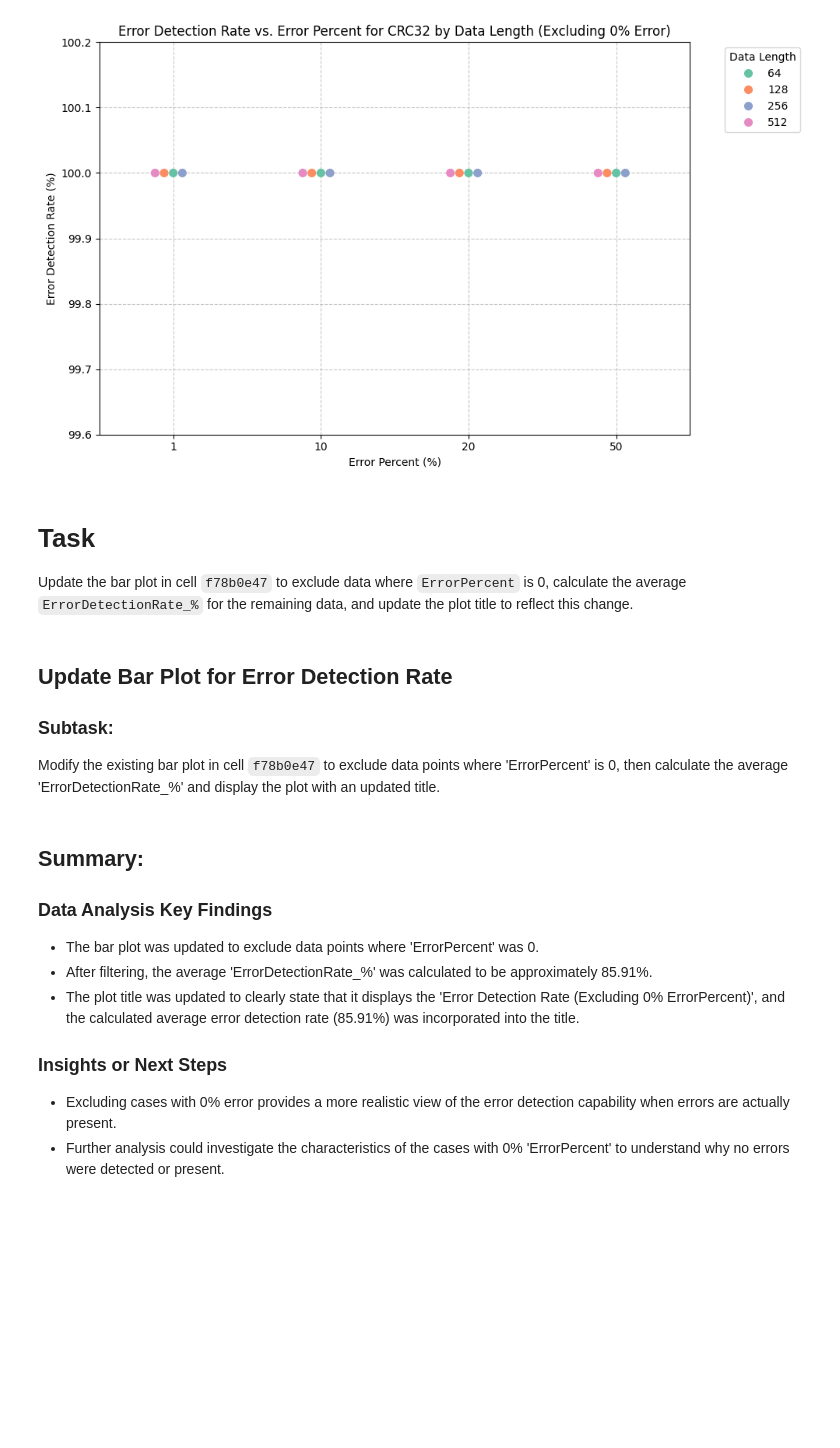
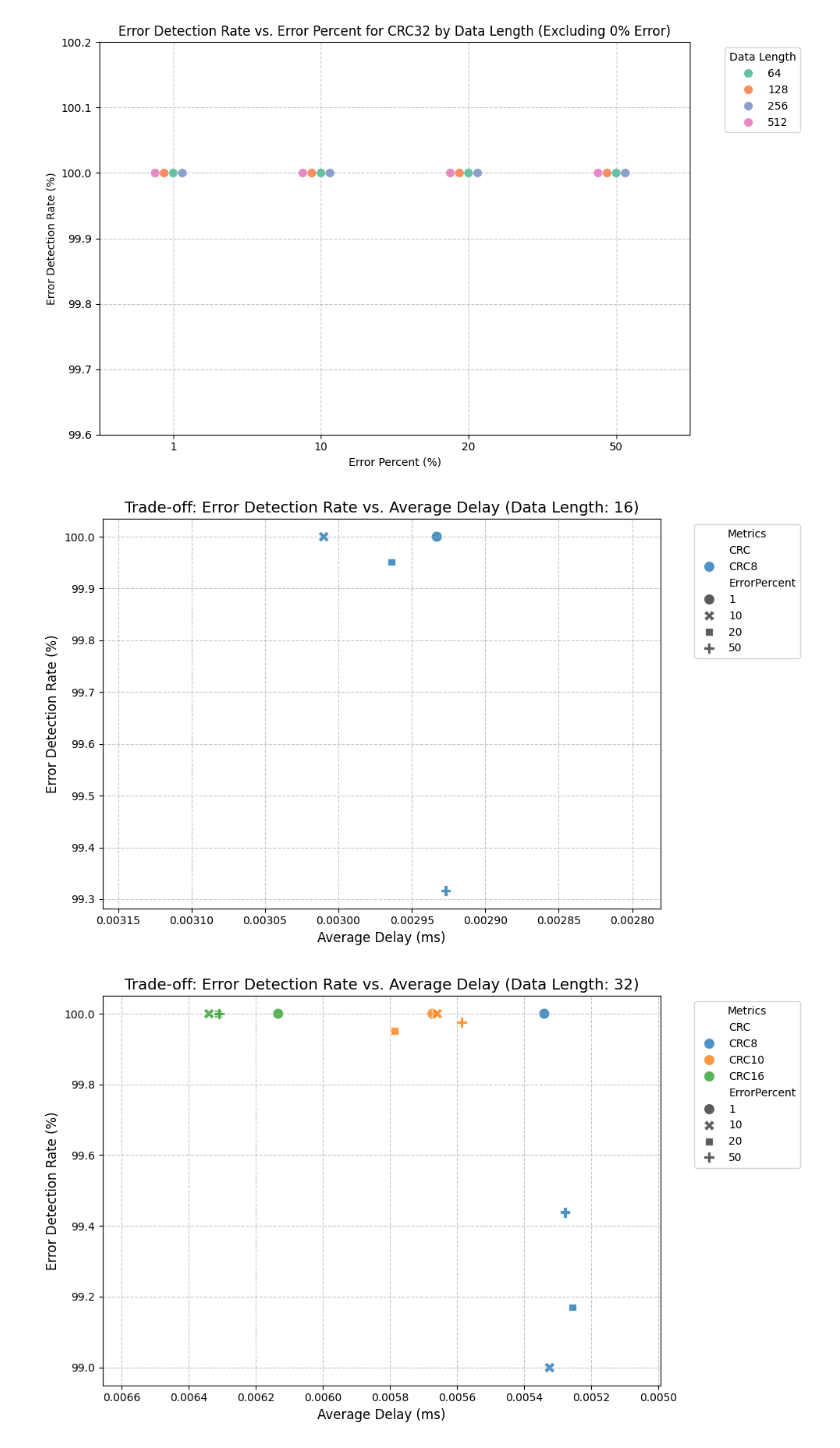
Before and after one commit to jysuhr/CRC_Simulation, a Jupyter notebook: CRC_analytics.ipynb, the cells around one changed output. Drawn from its saved outputs; the diff is of its cells as text; code cells hidden in the pictures; blank space fills up the shorter version.

```diff
--- a/CRC_analytics.ipynb
+++ b/CRC_analytics.ipynb
@@ -190,22 +234,35 @@ plt.tight_layout()
 plt.show()
 # %% [output]
 [figure]
-# %% [markdown]
-# Task
-Update the bar plot in cell `f78b0e47` to exclude data where `ErrorPercent` is 0, calculate the average `ErrorDetectionRate_%` for the remaining data, and update the plot title to reflect this change.
-# %% [markdown]
-## Update Bar Plot for Error Detection Rate
-
-### Subtask:
-Modify the existing bar plot in cell `f78b0e47` to exclude data points where 'ErrorPercent' is 0, then calculate the average 'ErrorDetectionRate_%' and display the plot with an updated title.
-# %% [markdown]
-## Summary:
-
-### Data Analysis Key Findings
-*   The bar plot was updated to exclude data points where 'ErrorPercent' was 0.
-*   After filtering, the average 'ErrorDetectionRate\_%' was calculated to be approximately 85.91%.
-*   The plot title was updated to clearly state that it displays the 'Error Detection Rate (Excluding 0% ErrorPercent)', and the calculated average error detection rate (85.91%) was incorporated into the title.
-
-### Insights or Next Steps
-*   Excluding cases with 0% error provides a more realistic view of the error detection capability when errors are actually present.
-*   Further analysis could investigate the characteristics of the cases with 0% 'ErrorPercent' to understand why no errors were detected or present.
+# %%
+unique_data_lengths = df_filtered['DataLength'].unique()
+unique_data_lengths.sort() # 데이터 길이를 오름차순으로 정렬하여 일관된 순서 유지
+
+for data_length in unique_data_lengths:
+    df_subset = df_filtered[df_filtered['DataLength'] == data_length]
+
+    plt.figure(figsize=(10, 6))
+    sns.scatterplot(data=df_subset,
+                    x='AverageDelay_ms',
+                    y='ErrorDetectionRate_%',
+                    hue='CRC',
+                    style='ErrorPercent', # ErrorPercent에 따라 점의 모양 변경
+                    s=100, # 점 크기
+                    alpha=0.8) # 투명도 조절
+
+    plt.title(f'Trade-off: Error Detection Rate vs. Average Delay (Data Length: {data_length})', fontsize=14)
+    plt.xlabel('Average Delay (ms)', fontsize=12)
+    plt.ylabel('Error Detection Rate (%)', fontsize=12)
+
+    # x축 뒤집기 (최댓값, 최솟값 순서로 설정)
+    min_delay = df_subset['AverageDelay_ms'].min()
+    max_delay = df_subset['AverageDelay_ms'].max()
+    plt.xlim(max_delay * 1.05, min_delay * 0.95)
+
+    plt.grid(True, linestyle='--', alpha=0.7)
+    plt.legend(title='Metrics', bbox_to_anchor=(1.05, 1), loc='upper left') # 범례 제목 변경
+    plt.tight_layout()
+    plt.show()
+# %% [output]
+[figure, added]
+[figure, added]
```
Also changed, not shown: parts of 2 cells of this notebook.
